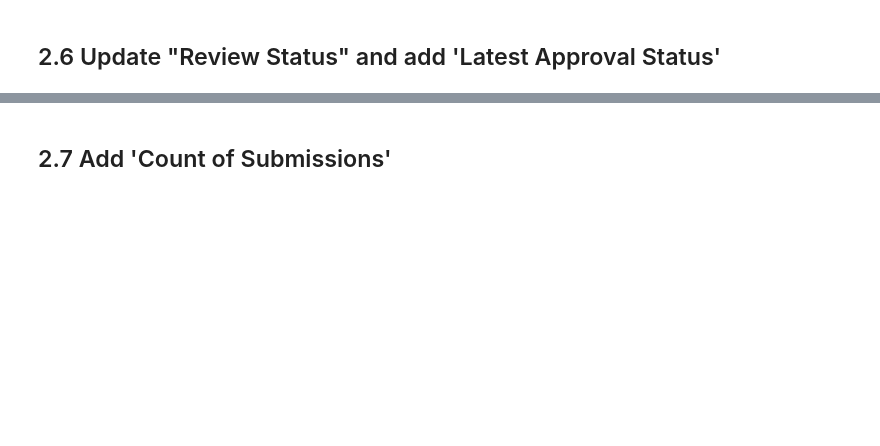
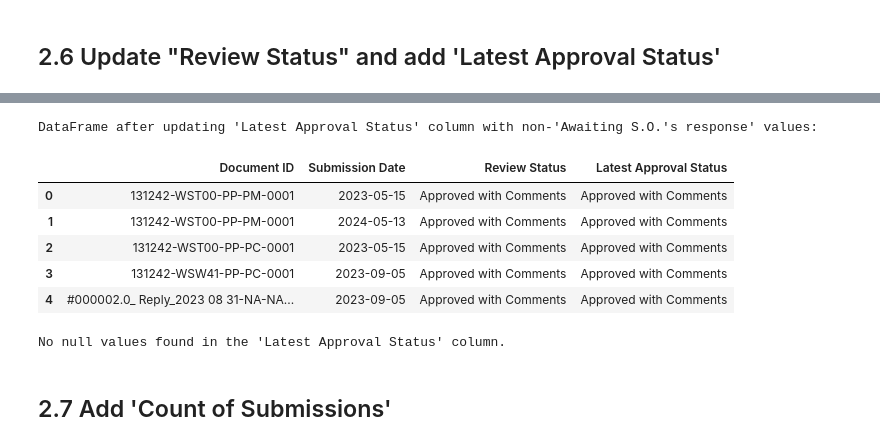
Before and after one commit to chinwarsoon/Engineering-and-Design, a Jupyter notebook: dcc/dcc_mdl.ipynb, the cells around one changed output, grey strips where cells are left out. Drawn from its saved outputs; the diff is of its cells as text; code cells hidden in the pictures; blank space fills up the shorter version.

```diff
--- a/dcc/dcc_mdl.ipynb
+++ b/dcc/dcc_mdl.ipynb
@@ -615,47 +886,74 @@ else:
 # %%
 # Define a custom aggregation function to get the latest non-pending_status status for each 'Document ID'.
 # add 'Latest Approval Status' Coumn to store the result for each 'Document ID'.
+
+# Map the columns first so 'Latest Approval Status' exists
+# (Assuming 'Status' is the header in your Excel file)
+df_cleaned_and_filtered['Latest Approval Status'] = df_cleaned_and_filtered['Review Status']
+
+# Pre-clean the status to handle backslashes and casing
+df_cleaned_and_filtered['Latest Approval Status'] = (
+    df_cleaned_and_filtered['Latest Approval Status']
+    .astype(str)
+    .str.replace(r'[\\/]', '', regex=True)
+    .str.strip()
+)
+
+# NOW run your mapping logic
+def get_latest_non_awaiting_status(group):
+    # Filter out the "Awaiting" rows within the group
+    valid_statuses = group[group['Latest Approval Status'] != pending_status]
+    if not valid_statuses.empty:
+        return valid_statuses.iloc[0]['Latest Approval Status']
+    return pending_status
+
+latest_approval_status_map = (
+    df_cleaned_and_filtered
+    .groupby('Document ID')
+    .apply(get_latest_non_awaiting_status, include_groups=False)
+.to_dict()
+)
 
 #def get_latest_non_awaiting_status(group):
 #    # Ensure the group is sorted by 'Submission Date' in descending order
 #    sorted_group = group.sort_values(by='Submission Date', ascending=False)
 #
 #    # Iterate through the sorted statuses to find the latest non-'Awaiting S.O.'s response'
 #    for index, row in sorted_group.iterrows():
+#        # Use 'Review Status' for checking, as 'Latest Approval Status' is what we are creating
 #        if row['Review Status'] != pending_status:
 #            return row['Review Status']
 #    # If all statuses in the group are 'Awaiting S.O.'s response', return 'Awaiting S.O.'s response'
 #    return pending_status
 
-# Filter out the status you don't want
-# Sort by ID and Date (assuming you want the 'latest')
-# Drop duplicates to keep only the top (first) one
-latest_status_df = (
-    df_cleaned_and_filtered[df_cleaned_and_filtered['Latest Approval Status'] != "Awaiting S.O.'s response"]
-    .sort_values(['Document ID', 'Submission Date'], ascending=[True, False])
-    .drop_duplicates('Document ID')
-)
-# Turn into a dictionary
-latest_approval_status_map = dict(zip(latest_status_df['Document ID'], latest_status_df['Latest Approval Status']))
 # Apply this custom aggregation to find the 'Latest Approval Status' for each 'Doc ID'
-#latest_approval_status_map = df_cleaned_and_filtered.groupby('Document ID').apply(get_latest_non_awaiting_status).to_dict()
+# latest_approval_status_map = df_cleaned_and_filtered.groupby('Document ID').apply(get_latest_non_awaiting_status).to_dict()
 
 # Update the 'Latest Approval Status' column in the original DataFrame
 df_cleaned_and_filtered['Latest Approval Status'] = df_cleaned_and_filtered['Document ID'].map(latest_approval_status_map)
 
 print(f"DataFrame after updating 'Latest Approval Status' column with non-'{pending_status}' values:")
 display(df_cleaned_and_filtered[['Document ID', 'Submission Date', 'Review Status', 'Latest Approval Status']].head())
 
 #check if there are any null value in 'Latest Approval Status'.
 num_null_latest_approval_status = df_cleaned_and_filtered['Latest Approval Status'].isna().sum()
 if num_null_latest_approval_status > 0:
     print(f"There are {num_null_latest_approval_status} null values in the 'Latest Approval Status' column.")
 else:
     print("No null values found in the 'Latest Approval Status' column.")
 # print out 5 records for 'Latest Approval Stats' is null for checking
 if num_null_latest_approval_status > 0:
     print("Rows with null 'Latest Approval Status' values:")
     display(df_cleaned_and_filtered[df_cleaned_and_filtered['Latest Approval Status'].isna()].head())
+# %% [output]
+DataFrame after updating 'Latest Approval Status' column with non-'Awaiting S.O.'s response' values:
+|  | Document ID | Submission Date | Review Status | Latest Approval Status |
+| 0 | 131242-WST00-PP-PM-0001 | 2023-05-15 | Approved with Comments | Approved with Comments |
+| 1 | 131242-WST00-PP-PM-0001 | 2024-05-13 | Approved with Comments | Approved with Comments |
+| 2 | 131242-WST00-PP-PC-0001 | 2023-05-15 | Approved with Comments | Approved with Comments |
+| 3 | 131242-WSW41-PP-PC-0001 | 2023-09-05 | Approved with Comments | Approved with Comments |
+| 4 | #000002.0_ Reply_2023 08 31-NA-NA... | 2023-09-05 | Approved with Comments | Approved with Comments |
+No null values found in the 'Latest Approval Status' column.
 # %% [markdown]
 ## 2.7 Add 'Count of Submissions'
 # %%
```
Also changed, not shown: parts of 24 cells of this notebook.
